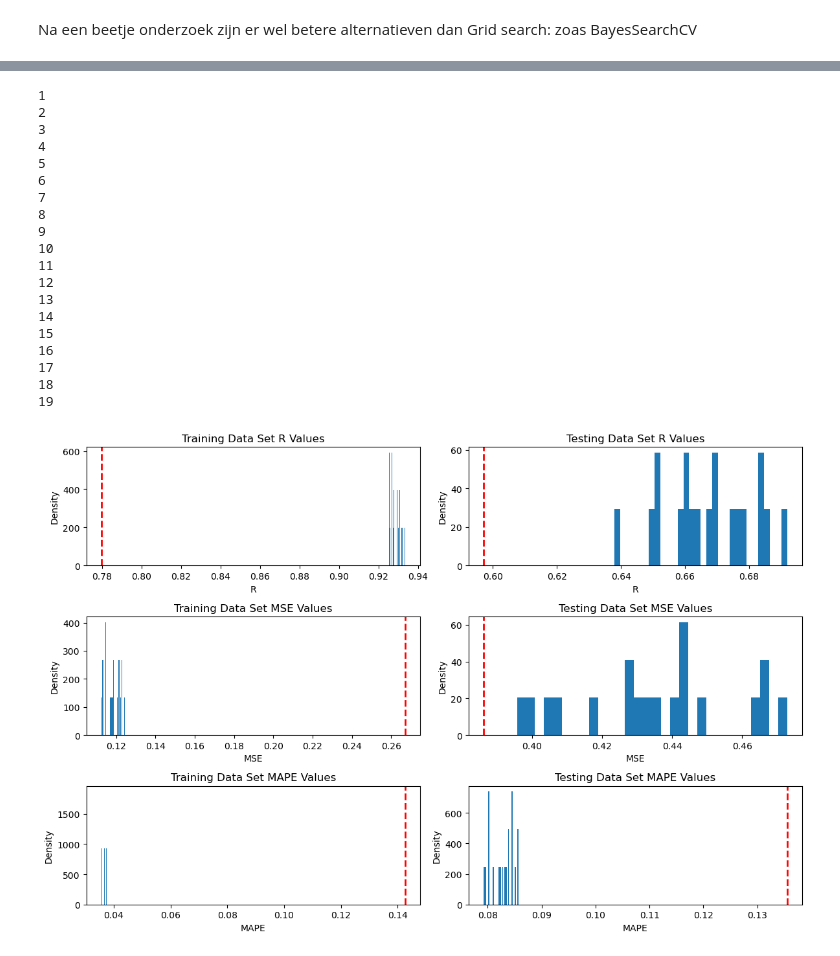
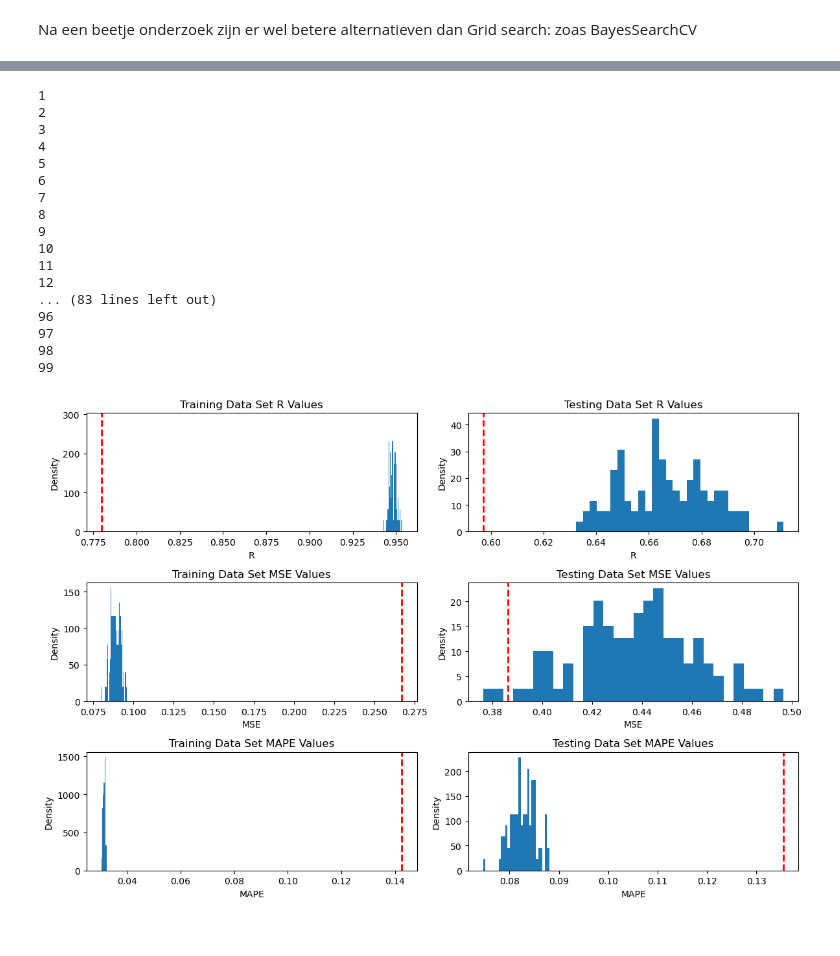
Before and after one commit to abroer/IM0712-Assignment3, a Jupyter notebook: reproduce_SVM.ipynb, the cells around one changed output, grey strips where cells are left out. Drawn from its saved outputs; the diff is of its cells as text; code cells hidden in the pictures.

```diff
--- a/reproduce_SVM.ipynb
+++ b/reproduce_SVM.ipynb
@@ -301,8 +301,7 @@ test_mape_values = []
 
 
 # Repeat the experiment for random_state 1 to 100
-# set to 10 to save time!!!!!!!!!!!!!!!!!!!!!!!!!!!!!!!!!!!!!!!!!!!!!!!!!!!!!!!!!!!!!!!!!!!!!!!!!!!!!!!!!!!!!!!!!!!!!!!!!!!!!!!!!!!!!!!!!!!!!!!!!!!!!!!!!!!!!!!!!!!!!!!!!!!!!!!!!!!!!!!!!!!!!
-for random_state in range(1, 10):
+for random_state in range(1, 100):
     # Split the data into training and testing sets in the ratio 3:1
     X_train, X_test, y_train, y_test = train_test_split(X, y, test_size=0.25, random_state=random_state)
 
@@ -342,8 +349,20 @@ for random_state in range(1, 10):
 # %%
+
+# Calculate average values
+avg_train_r = np.mean(train_r_values)
+avg_train_mse = np.mean(train_mse_values)
+avg_train_mape = np.mean(train_mape_values)
+avg_test_r = np.mean(test_r_values)
+avg_test_mse = np.mean(test_mse_values)
+avg_test_mape = np.mean(test_mape_values)
+
+
 # Reference values for SVM model
 reference_values = {
     "Training Data Set": {"R": 0.7797, "MSE": 0.267, "MAPE": 0.1426},
-    "Testing Data Set": {"R": 0.5971, "MSE": 0.3862, "MAPE": 0.1355}
+    "Testing Data Set": {"R": 0.5971, "MSE": 0.3862, "MAPE": 0.1355},
+    "Training Data Set Non-optimized Model": {"R": avg_train_r, "MSE": avg_train_mse, "MAPE": avg_train_mape},
+    "Testing Data Set Non-optimized Model": {"R": avg_test_r, "MSE": avg_test_mse, "MAPE": avg_test_mape}
 }
 
 # Visualize the metrics in Gaussian curves along with reference values
@@ -580,13 +579,12 @@ test_mape_values = []
 
 
 # Repeat the experiment for random_state 1 to 100
-# set to 10 to save time!!!!!!!!!!!!!!!!!!!!!!!!!!!!!!!!!!!!!!!!!!!!!!!!!!!!!!!!!!!!!!!!!!!!!!!!!!!!!!!!!!!!!!!!!!!!!!!!!!!!!!!!!!!!!!!!!!!!!!!!!!!!!!!!!!!!!!!!!!!!!!!!!!!!!!!!!!!!!!!!!!!!!
-for random_state in range(1, 20):
+for random_state in range(1, 100):
     # Split the data into training and testing sets in the ratio 3:1
     X_train, X_test, y_train, y_test = train_test_split(X, y, test_size=0.25, random_state=random_state)
 
     # Initialize and train the SVR model with RBF kernel
-    svr = SVR(kernel='rbf', C=1.43,tol=0.0001, gamma=0.465)
+    svr = SVR(kernel='rbf', C=1.51,tol=0.0001, gamma=0.558)
     svr.fit(X_train, y_train)
 
     # Make predictions for training and testing sets
@@ -621,19 +619,17 @@ for random_state in range(1, 20):
 10
 11
 12
-13
-14
-15
-16
-17
-18
-19
+... (83 lines left out)
+96
+97
+98
+99
 # %%
-# Reference values for SVM model
-reference_values = {
-    "Training Data Set": {"R": 0.7797, "MSE": 0.267, "MAPE": 0.1426},
-    "Testing Data Set": {"R": 0.5971, "MSE": 0.3862, "MAPE": 0.1355}
-}
+# # Reference values for SVM model
+# reference_values = {
+#     "Training Data Set": {"R": 0.7797, "MSE": 0.267, "MAPE": 0.1426},
+#     "Testing Data Set": {"R": 0.5971, "MSE": 0.3862, "MAPE": 0.1355}
+# }
 
 # Visualize the metrics in Gaussian curves along with reference values
 plt.figure(figsize=(12, 8))
@@ -656,31 +652,31 @@ plt.subplot(3, 2, 3)
 plt.hist(train_mse_values, bins=30, density=True)
 plt.axvline(reference_values["Training Data Set"]["MSE"], color='r', linestyle='dashed', linewidth=2)
 plt.title('Training Data Set MSE Values')
 plt.xlabel('MSE')
 plt.ylabel('Density')
 
 plt.subplot(3, 2, 4)
 plt.hist(test_mse_values, bins=30, density=True)
 plt.axvline(reference_values["Testing Data Set"]["MSE"], color='r', linestyle='dashed', linewidth=2)
 plt.title('Testing Data Set MSE Values')
 plt.xlabel('MSE')
 plt.ylabel('Density')
 
 plt.subplot(3, 2, 5)
 plt.hist(train_mape_values, bins=30, density=True)
 plt.axvline(reference_values["Training Data Set"]["MAPE"], color='r', linestyle='dashed', linewidth=2)
 plt.title('Training Data Set MAPE Values')
 plt.xlabel('MAPE')
 plt.ylabel('Density')
 
 plt.subplot(3, 2, 6)
 plt.hist(test_mape_values, bins=30, density=True)
 plt.axvline(reference_values["Testing Data Set"]["MAPE"], color='r', linestyle='dashed', linewidth=2)
 plt.title('Testing Data Set MAPE Values')
 plt.xlabel('MAPE')
 plt.ylabel('Density')
 
 plt.tight_layout()
 plt.show()
 # %% [output]
-[figure, old version]
+[figure, new version]
```
Also changed, not shown: parts of 9 cells of this notebook, 4 other files.
